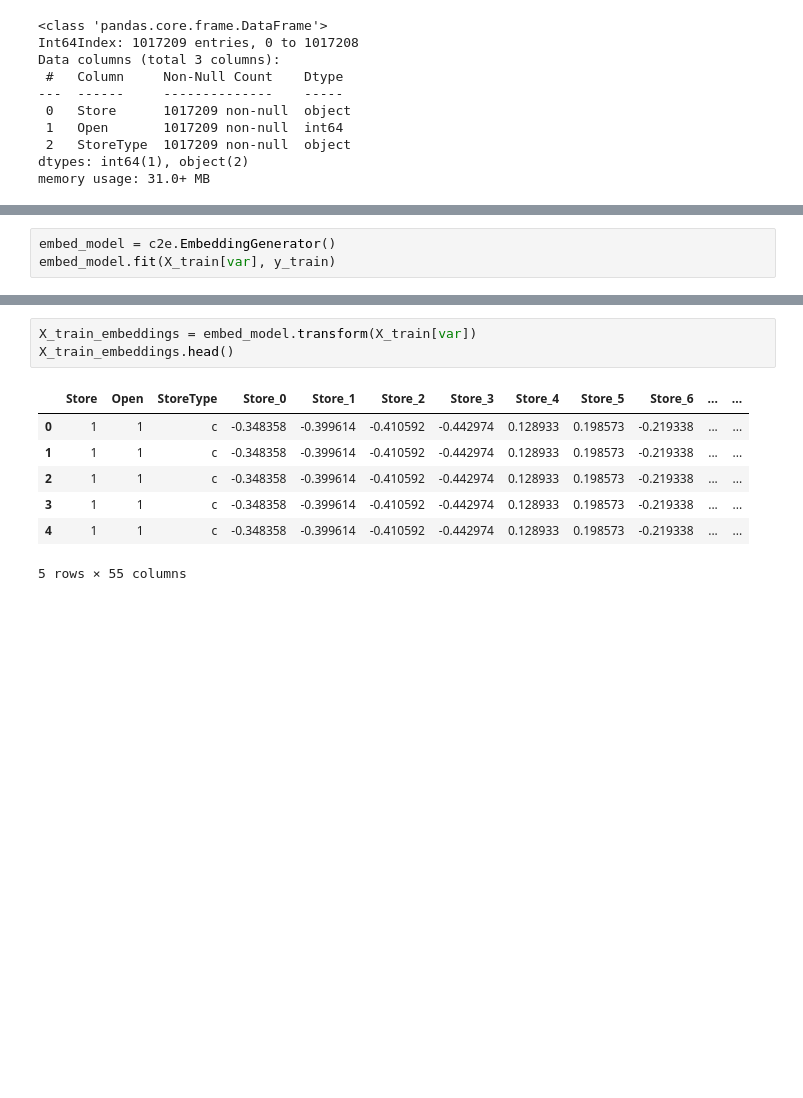
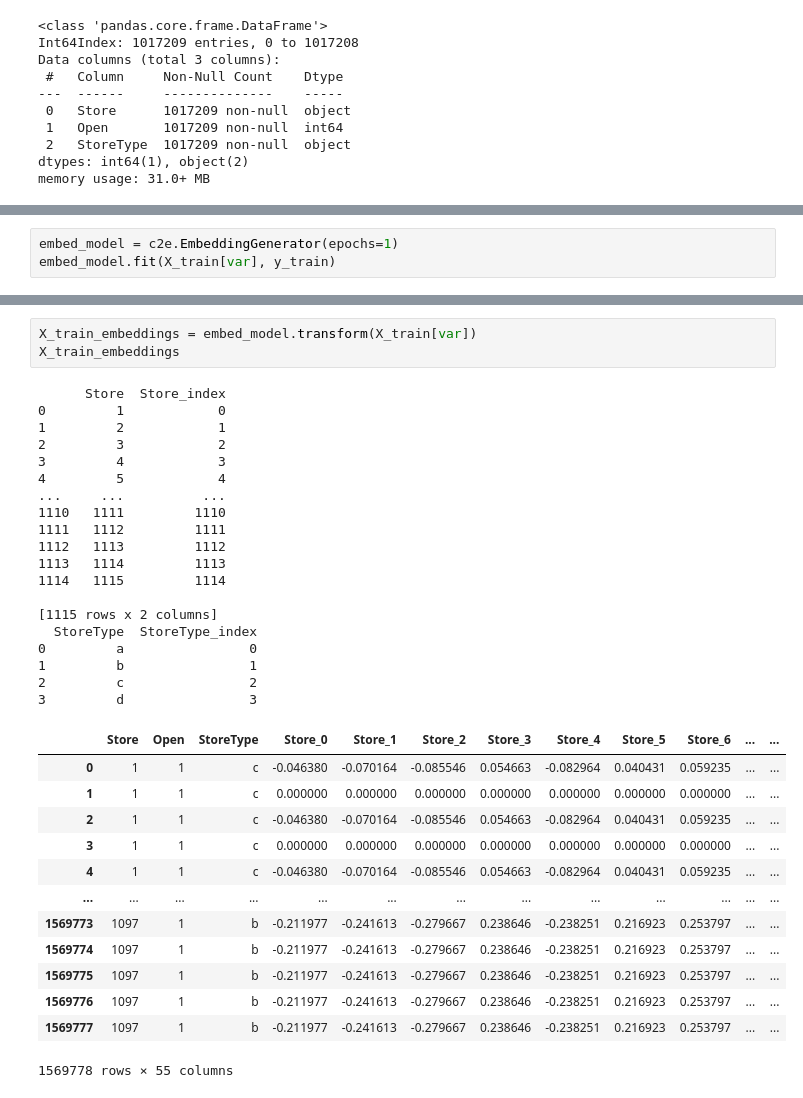
Before and after one commit to suvkp/Cat2Emb, a Jupyter notebook: EDA.ipynb, the cells around one changed output, grey strips where cells are left out. Cells and saved outputs as stored; diff of their text form; blank space fills up the shorter version.

```diff
--- a/EDA.ipynb
+++ b/EDA.ipynb
@@ -154,4 +206,4 @@ memory usage: 31.0+ MB
 # %%
-embed_model = c2e.EmbeddingGenerator()
+embed_model = c2e.EmbeddingGenerator(epochs=1)
 embed_model.fit(X_train[var], y_train)
 # %% [output]
@@ -199,13 +225,38 @@ ________________________________________________________________________________
 # %%
 X_train_embeddings = embed_model.transform(X_train[var])
-X_train_embeddings.head()
+X_train_embeddings
 # %% [output]
+      Store  Store_index
+0         1            0
+1         2            1
+2         3            2
+3         4            3
+4         5            4
+...     ...          ...
+1110   1111         1110
+1111   1112         1111
+1112   1113         1112
+1113   1114         1113
+1114   1115         1114
+
+[1115 rows x 2 columns]
+  StoreType  StoreType_index
+0         a                0
+1         b                1
+2         c                2
+3         d                3
 |  | Store | Open | StoreType | Store_0 | Store_1 | Store_2 | Store_3 | Store_4 | Store_5 | Store_6 | ... | ... |
-| 0 | 1 | 1 | c | -0.348358 | -0.399614 | -0.410592 | -0.442974 | 0.128933 | 0.198573 | -0.219338 | ... | ... |
-| 1 | 1 | 1 | c | -0.348358 | -0.399614 | -0.410592 | -0.442974 | 0.128933 | 0.198573 | -0.219338 | ... | ... |
-| 2 | 1 | 1 | c | -0.348358 | -0.399614 | -0.410592 | -0.442974 | 0.128933 | 0.198573 | -0.219338 | ... | ... |
-| 3 | 1 | 1 | c | -0.348358 | -0.399614 | -0.410592 | -0.442974 | 0.128933 | 0.198573 | -0.219338 | ... | ... |
-| 4 | 1 | 1 | c | -0.348358 | -0.399614 | -0.410592 | -0.442974 | 0.128933 | 0.198573 | -0.219338 | ... | ... |
+| 0 | 1 | 1 | c | -0.046380 | -0.070164 | -0.085546 | 0.054663 | -0.082964 | 0.040431 | 0.059235 | ... | ... |
+| 1 | 1 | 1 | c | 0.000000 | 0.000000 | 0.000000 | 0.000000 | 0.000000 | 0.000000 | 0.000000 | ... | ... |
+| 2 | 1 | 1 | c | -0.046380 | -0.070164 | -0.085546 | 0.054663 | -0.082964 | 0.040431 | 0.059235 | ... | ... |
+| 3 | 1 | 1 | c | 0.000000 | 0.000000 | 0.000000 | 0.000000 | 0.000000 | 0.000000 | 0.000000 | ... | ... |
+| 4 | 1 | 1 | c | -0.046380 | -0.070164 | -0.085546 | 0.054663 | -0.082964 | 0.040431 | 0.059235 | ... | ... |
+| ... | ... | ... | ... | ... | ... | ... | ... | ... | ... | ... | ... | ... |
+| 1569773 | 1097 | 1 | b | -0.211977 | -0.241613 | -0.279667 | 0.238646 | -0.238251 | 0.216923 | 0.253797 | ... | ... |
+| 1569774 | 1097 | 1 | b | -0.211977 | -0.241613 | -0.279667 | 0.238646 | -0.238251 | 0.216923 | 0.253797 | ... | ... |
+| 1569775 | 1097 | 1 | b | -0.211977 | -0.241613 | -0.279667 | 0.238646 | -0.238251 | 0.216923 | 0.253797 | ... | ... |
+| 1569776 | 1097 | 1 | b | -0.211977 | -0.241613 | -0.279667 | 0.238646 | -0.238251 | 0.216923 | 0.253797 | ... | ... |
+| 1569777 | 1097 | 1 | b | -0.211977 | -0.241613 | -0.279667 | 0.238646 | -0.238251 | 0.216923 | 0.253797 | ... | ... |
-5 rows × 55 columns
+1569778 rows × 55 columns
 # %%
 test_data['Store'] = test_data['Store'].astype('category')
```
Also changed, not shown: parts of 17 cells of this notebook, 1 other file.
